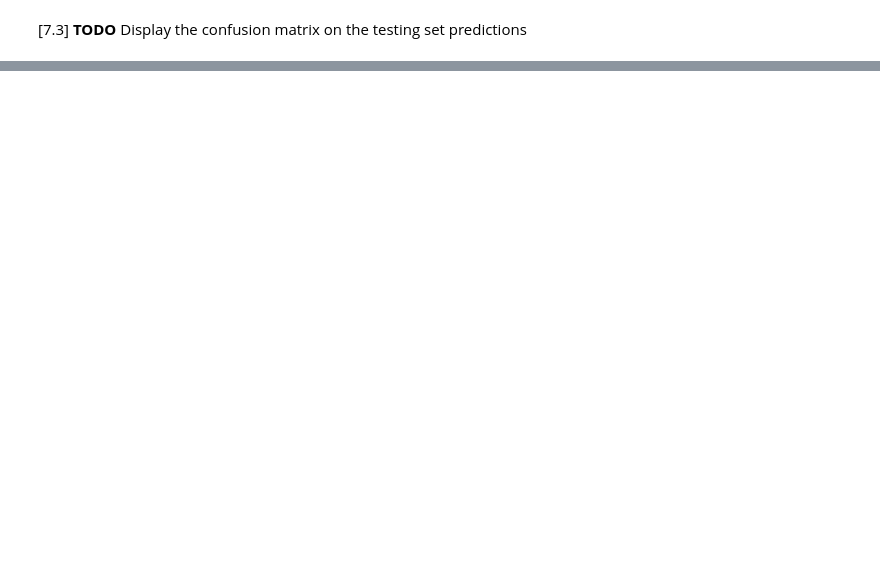
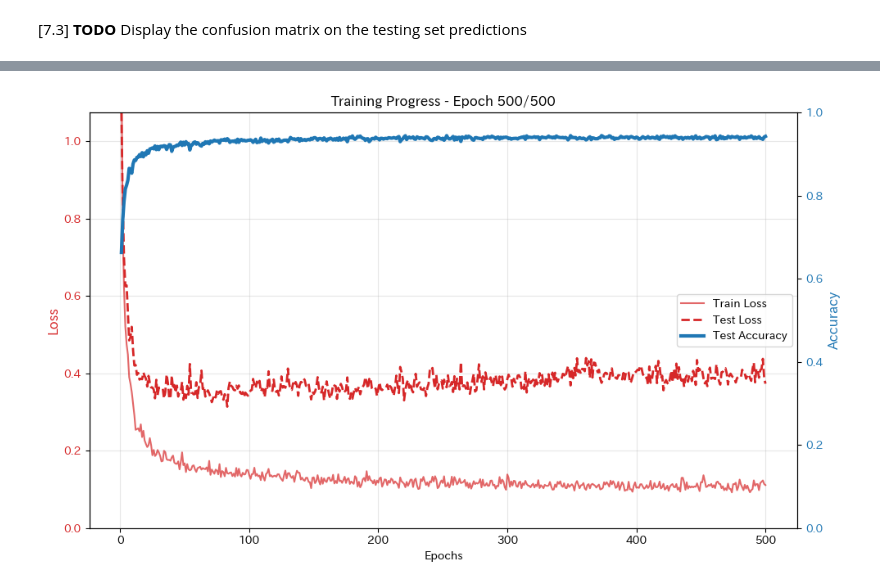
Before and after one commit to coezbek/uts-94691-Deep-Learning-2026, a Jupyter notebook: AT1/Assignment1_PartB.ipynb, the cells around one changed output, grey strips where cells are left out. Cells and saved outputs as stored; diff of their text form; code cells hidden in the pictures; blank space fills up the shorter version.

```diff
--- a/AT1/Assignment1_PartB.ipynb
+++ b/AT1/Assignment1_PartB.ipynb
@@ -206,0 +579,24 @@ plt.
+# %%
+from torchvision import transforms
+
+aug_layer = torch.nn.Sequential(
+    torch.nn.Unflatten(1, (1, 28, 28)), # Need to shape to match the image dimensions again
+    transforms.RandomRotation(degrees=10), # plus and minus 10 degrees
+    transforms.RandomAffine(degrees=0, translate=(0.05, 0.05), scale=(0.6, 1.1)), # scale and translate
+    transforms.ColorJitter(brightness=0.3, contrast=0.3), # increase/decrease brightness and contrast by 30%
+    torch.nn.Flatten(1, -1) # go back to 28*28 tensors in the last dimension
+).to(device)
+
+model_augmented = torch.nn.Sequential(
+  torch.nn.Linear(input_size, 512),
+  torch.nn.ReLU(),
+  torch.nn.Linear(512, num_classes)
+).to(device)
+
+optim = torch.optim.AdamW(params=model_augmented.parameters(), lr=0.005, weight_decay=1e-3) # Use weighted Adam optimizer
+
+progress_info_augmented = []
+for progress in run_experiment(model_augmented, aug_layer, optim):
+    progress_info_augmented.append(progress)
+# %% [output]
+[figure, added]
```
Also changed, not shown: parts of 63 cells of this notebook.
